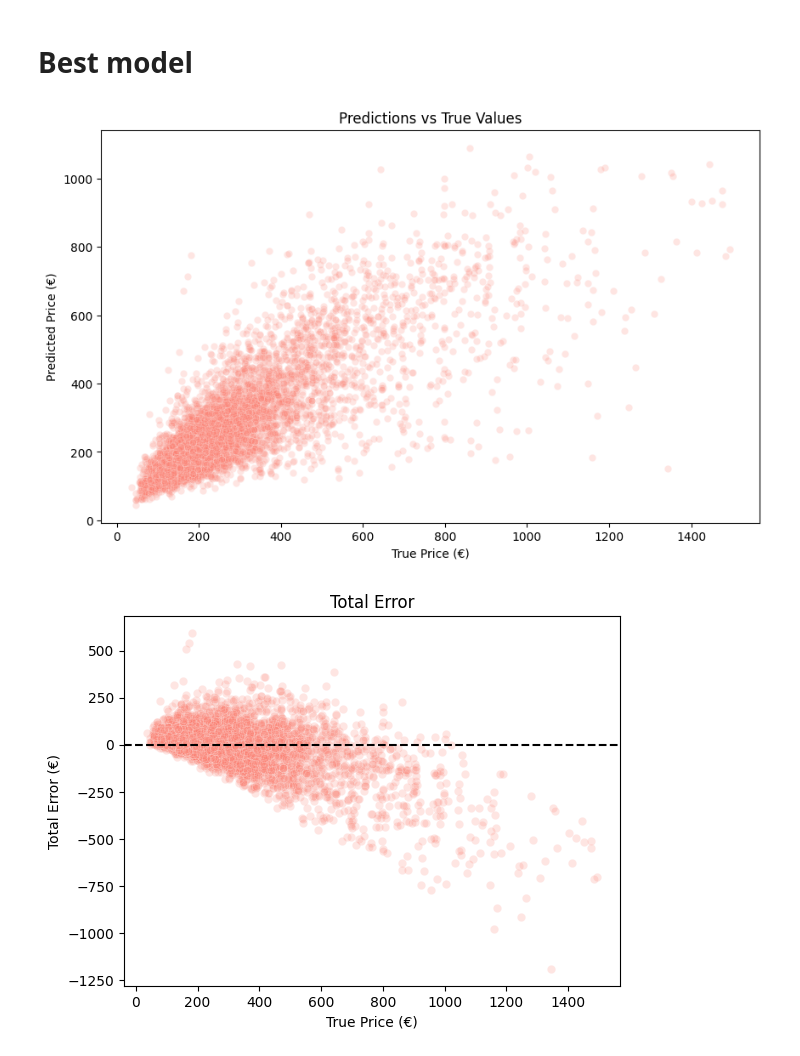
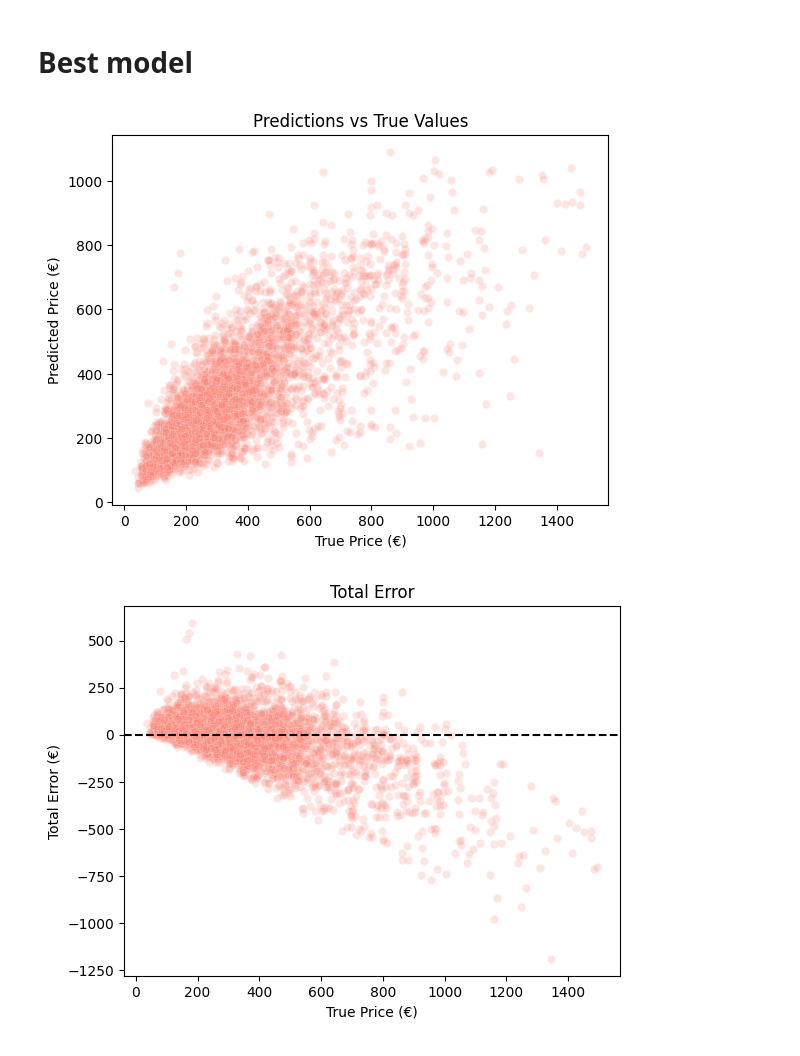
Before and after one commit to AddiH/DataScienceExam, a Jupyter notebook: nbs/viz_KNN.ipynb, the cells around one changed output. Drawn from its saved outputs; the diff is of its cells as text; code cells hidden in the pictures.

```diff
--- a/nbs/viz_KNN.ipynb
+++ b/nbs/viz_KNN.ipynb
@@ -229,14 +229,13 @@ preds_original = scaler_y.inverse_transform(preds.reshape(-1, 1)).flatten()
 y_original = scaler_y.inverse_transform(y_test.reshape(-1, 1)).flatten()
 # %%
 # Plot the predictions
-plt.figure(figsize=(10, 6))
 sns.scatterplot(x=y_original, y=preds_original, color='salmon', alpha=0.2)
 plt.xlabel('True Price (€)')
 plt.ylabel('Predicted Price (€)')
 plt.title('Predictions vs True Values')
 plt.show()
 # %% [output]
-[figure, old version]
+[figure, new version]
 # %%
 # Calculation of total error
 total_error = preds_original - y_original
```
Also changed, not shown: parts of 1 cell of this notebook, 2 other files.
